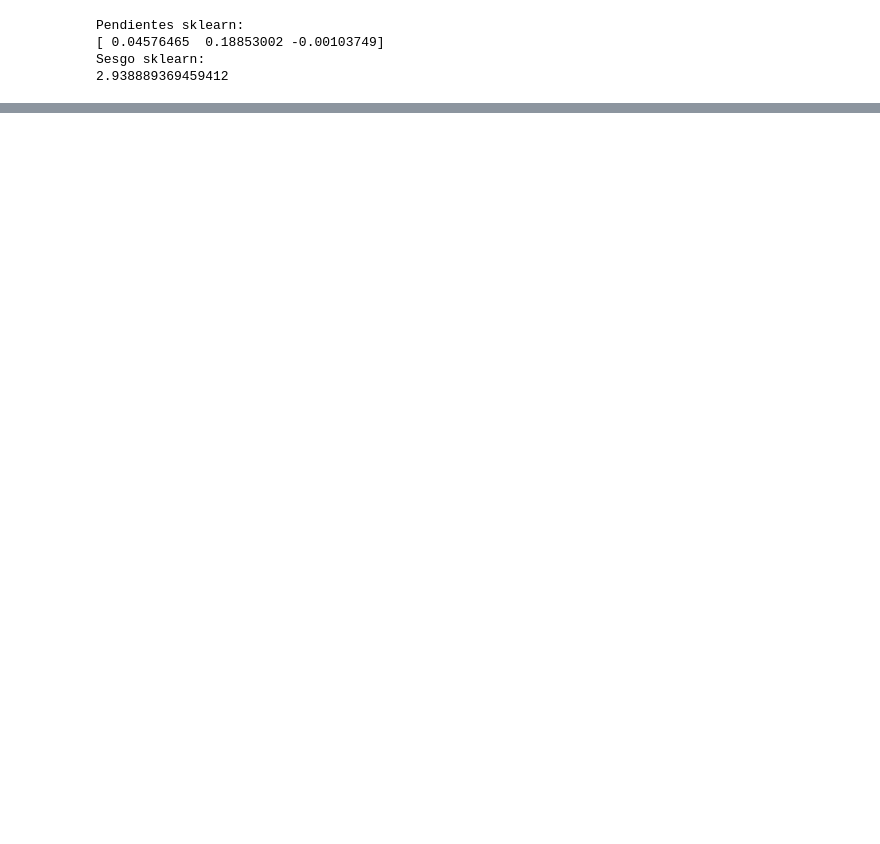
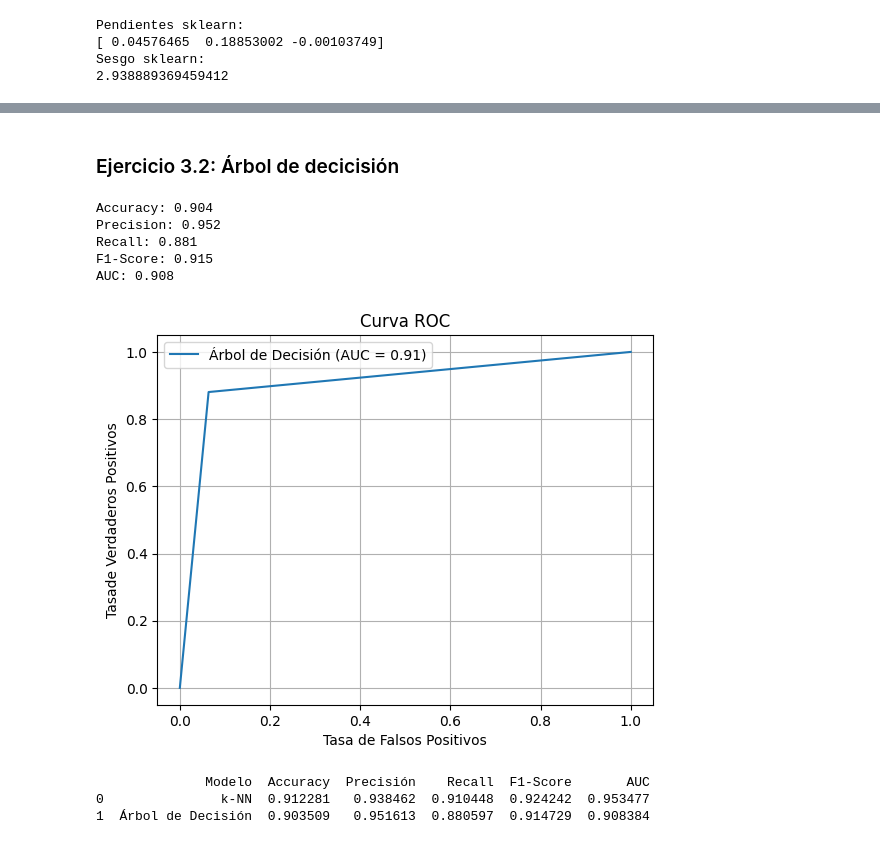
Before and after one commit to Samuel-Cantarero/python-statistics-probability, a Jupyter notebook: Ejercicio_2-estadistica_Aplicado-soluciones.ipynb, the cells around one changed output, grey strips where cells are left out. Cells and saved outputs as stored; diff of their text form; code cells hidden in the pictures; blank space fills up the shorter version.

```diff
--- a/Ejercicio_2-estadistica_Aplicado-soluciones.ipynb
+++ b/Ejercicio_2-estadistica_Aplicado-soluciones.ipynb
@@ -289,0 +354,58 @@ Sesgo caso 3(b): -1.8013313871932335
+# %% [markdown]
+### Ejercicio 3.2: Árbol de decicisión
+# %%
+#Crear y entrenar el Árbol de Decisión
+arbol_cancer =DecisionTreeClassifier()
+arbol_cancer.fit(X_entrenamiento,y_entrenamiento)
+
+# Predecir sobre el conjunto de test
+y_pred_arbol =arbol_cancer.predict(X_test)
+y_pred_probabilidad_arbol =arbol_cancer.predict_proba(X_test)
+
+# Calcular métricas
+accuracy_arbol = accuracy_score(y_test,y_pred_arbol)
+precision_arbol = precision_score(y_test,y_pred_arbol)
+recall_arbol = recall_score(y_test, y_pred_arbol)
+f1_arbol =f1_score(y_test, y_pred_arbol)
+auc_arbol= roc_auc_score(y_test,y_pred_probabilidad_arbol[:, 1]) #Pasar sólo una columna de probabilidades. Me error al pasar las dos columnas de probabilidades
+
+#Imprimir las métricas
+print("Accuracy:", round(float(accuracy_arbol), 3))
+print("Precision:",round(float(precision_arbol), 3))
+print("Recall:", round(float(recall_arbol), 3))
+print("F1-Score:",round(float(f1_arbol),3))
+print("AUC:", round(float(auc_arbol), 3))
+
+#Dibujar la curva ROC
+ratio_falso_positivo_arbol, ratio_verdaderos_positivos_arbol, umbral_arbol = roc_curve(y_test, y_pred_probabilidad_arbol[:, 1]) #Pasar sólo una columna de probabilidades. Me error al pasar las dos columnas de probabilidades
+plt.plot(ratio_falso_positivo_arbol, ratio_verdaderos_positivos_arbol, label=f'Árbol de Decisión (AUC = {auc_arbol:.2f})')
+plt.xlabel('Tasa de Falsos Positivos')
+plt.ylabel('Tasade Verdaderos Positivos')
+plt.title('Curva ROC')
+plt.legend()
+plt.grid(True)
+plt.show()
+# %% [output]
+Accuracy: 0.904
+Precision: 0.952
+Recall: 0.881
+F1-Score: 0.915
+AUC: 0.908
+[figure, added]
+# %%
+# Crear el diccionario de resultados
+resultados_modelos={
+    'Modelo':['k-NN', 'Árbol de Decisión'],
+    'Accuracy': [accuracy,accuracy_arbol],
+    'Precisión':[precision, precision_arbol],
+    'Recall': [recall, recall_arbol],
+    'F1-Score':[f1,f1_arbol],
+    'AUC': [auc,auc_arbol]}
+
+#Crear DataFrame
+df_resultados = pd.DataFrame(resultados_modelos)
+print(df_resultados)
+# %% [output]
+              Modelo  Accuracy  Precisión    Recall  F1-Score       AUC
+0               k-NN  0.912281   0.938462  0.910448  0.924242  0.953477
+1  Árbol de Decisión  0.903509   0.951613  0.880597  0.914729  0.908384
```
Also changed, not shown: parts of 23 cells of this notebook, 6 other files.
